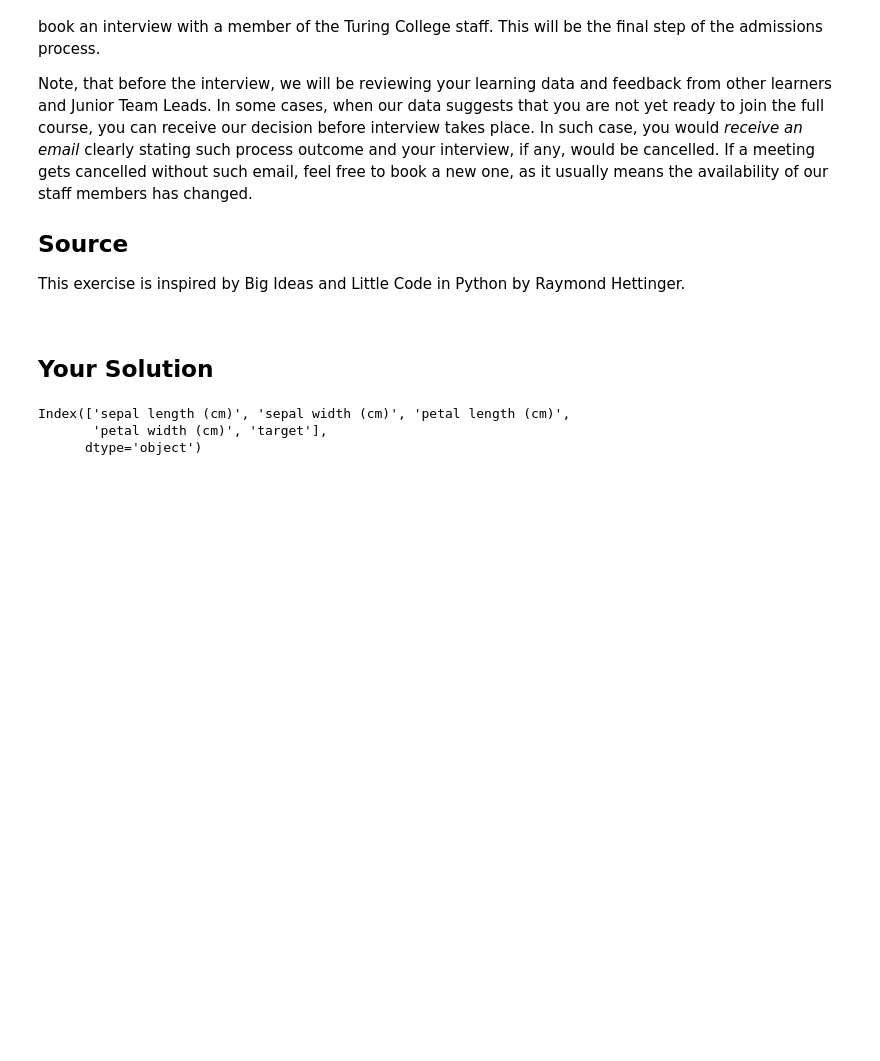
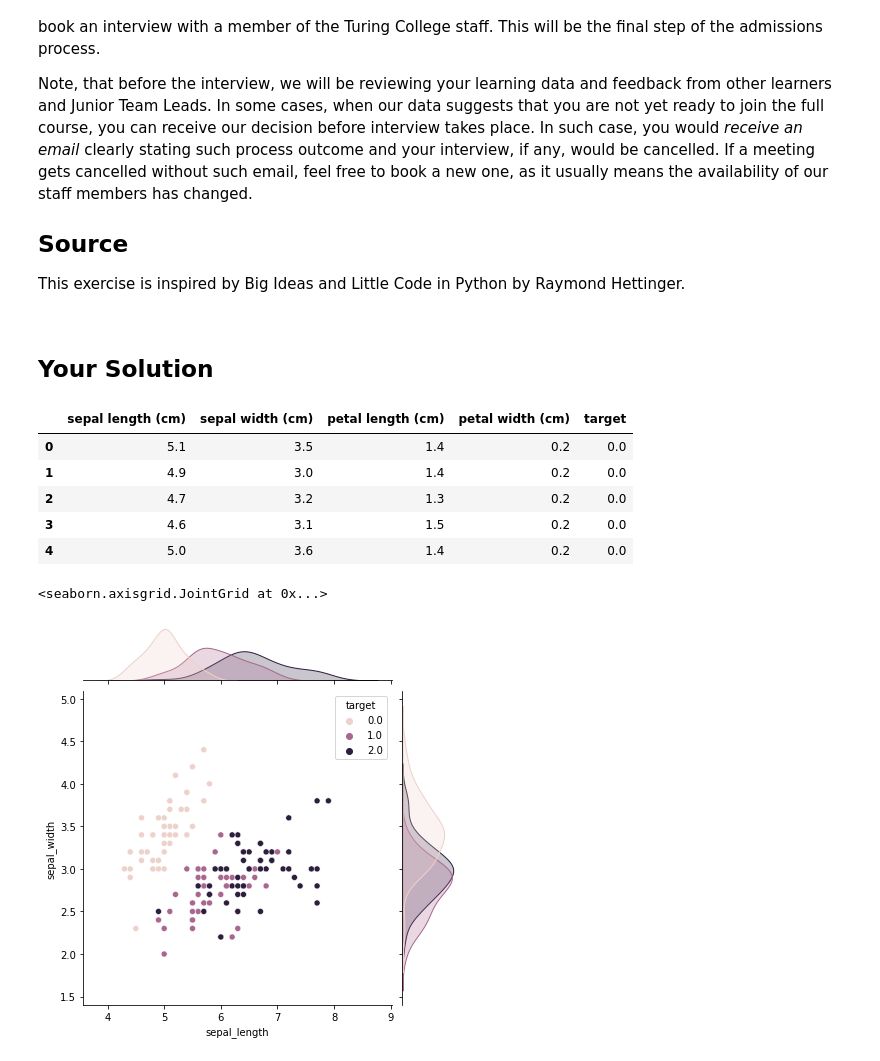
Before and after one commit to ArtemStet/ArtemStet, a Jupyter notebook: DWPP.1.ipynb, the cells around one changed output. Drawn from its saved outputs; the diff is of its cells as text; code cells hidden in the pictures; blank space fills up the shorter version.

```diff
--- a/DWPP.1.ipynb
+++ b/DWPP.1.ipynb
@@ -146,11 +148,19 @@ import numpy as np
 # %%
-from sklearn.datasets import load_iris
-import numpy as np
 iris = load_iris()
 df = pd.DataFrame(data= np.c_[iris['data'], iris['target']],
                      columns= iris['feature_names'] + ['target'])
-df.columns
+df.head()
 # %% [output]
-Index(['sepal length (cm)', 'sepal width (cm)', 'petal length (cm)',
-       'petal width (cm)', 'target'],
-      dtype='object')
+|  | sepal length (cm) | sepal width (cm) | petal length (cm) | petal width (cm) | target |
+| 0 | 5.1 | 3.5 | 1.4 | 0.2 | 0.0 |
+| 1 | 4.9 | 3.0 | 1.4 | 0.2 | 0.0 |
+| 2 | 4.7 | 3.2 | 1.3 | 0.2 | 0.0 |
+| 3 | 4.6 | 3.1 | 1.5 | 0.2 | 0.0 |
+| 4 | 5.0 | 3.6 | 1.4 | 0.2 | 0.0 |
+# %%
+df.columns = ['sepal_length', 'sepal_width', 'petal_length', 'petal_width', 'target']
+# %%
+sns.jointplot(x="sepal_length", y="sepal_width", data=df, hue='target')
+# %% [output]
+<seaborn.axisgrid.JointGrid at 0x...>
+[figure, added]
```
Also changed, not shown: parts of 20 cells of this notebook.
